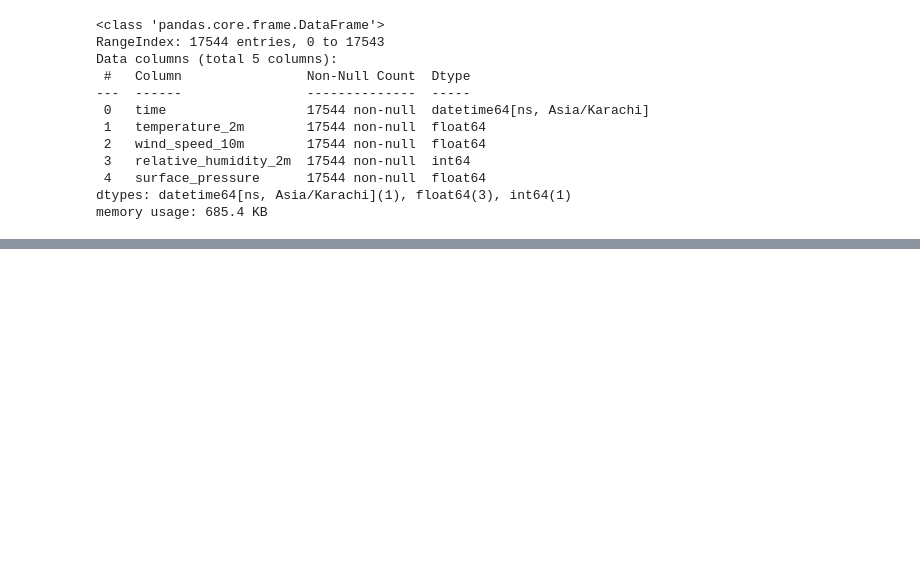
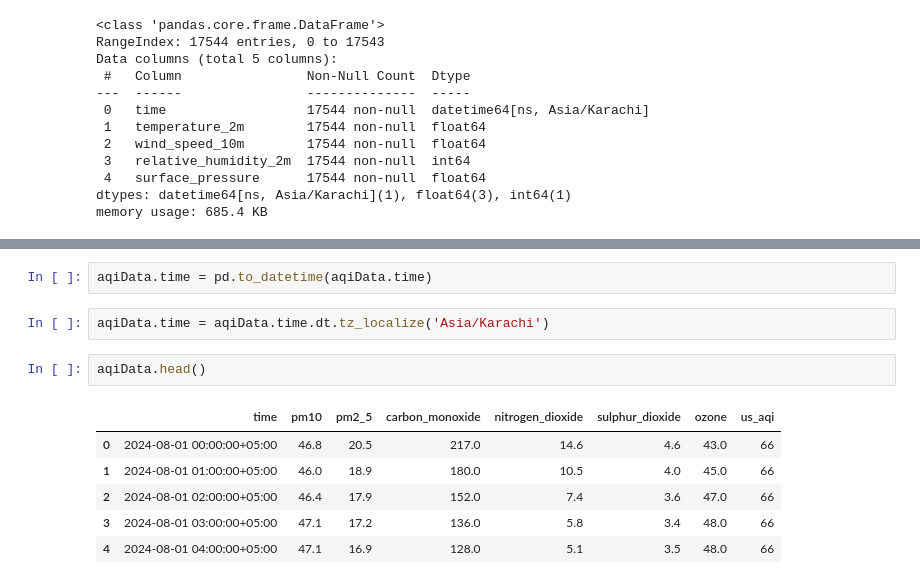
Before and after one commit to Sameen20-bot/10-Pearls-AQI-Predictor, a Jupyter notebook: AQI Predictor/Feature Collection.ipynb, the cells around one changed output, grey strips where cells are left out. Saved outputs shown, nothing was run; the diff lists cells and outputs as text; blank space fills up the shorter version.

```diff
--- a/AQI Predictor/Feature Collection.ipynb
+++ b/AQI Predictor/Feature Collection.ipynb
@@ -72,0 +121,13 @@ memory usage: 685.4 KB
+# %%
+aqiData.time = pd.to_datetime(aqiData.time)
+# %%
+aqiData.time = aqiData.time.dt.tz_localize('Asia/Karachi')
+# %%
+aqiData.head()
+# %% [output]
+|  | time | pm10 | pm2_5 | carbon_monoxide | nitrogen_dioxide | sulphur_dioxide | ozone | us_aqi |
+| 0 | 2024-08-01 00:00:00+05:00 | 46.8 | 20.5 | 217.0 | 14.6 | 4.6 | 43.0 | 66 |
+| 1 | 2024-08-01 01:00:00+05:00 | 46.0 | 18.9 | 180.0 | 10.5 | 4.0 | 45.0 | 66 |
+| 2 | 2024-08-01 02:00:00+05:00 | 46.4 | 17.9 | 152.0 | 7.4 | 3.6 | 47.0 | 66 |
+| 3 | 2024-08-01 03:00:00+05:00 | 47.1 | 17.2 | 136.0 | 5.8 | 3.4 | 48.0 | 66 |
+| 4 | 2024-08-01 04:00:00+05:00 | 47.1 | 16.9 | 128.0 | 5.1 | 3.5 | 48.0 | 66 |
```
Also changed, not shown: parts of 22 cells of this notebook, 2 other files.
